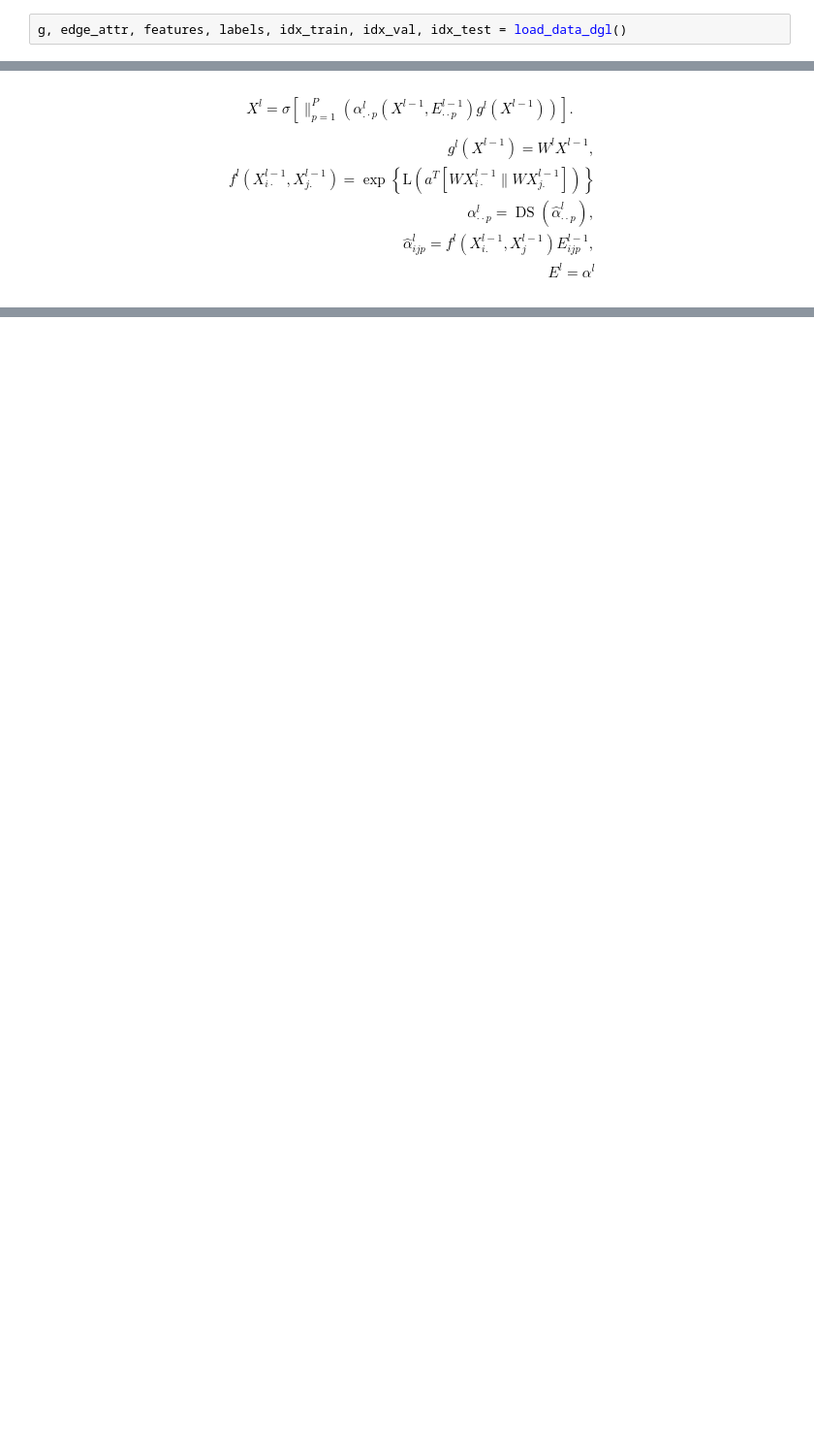
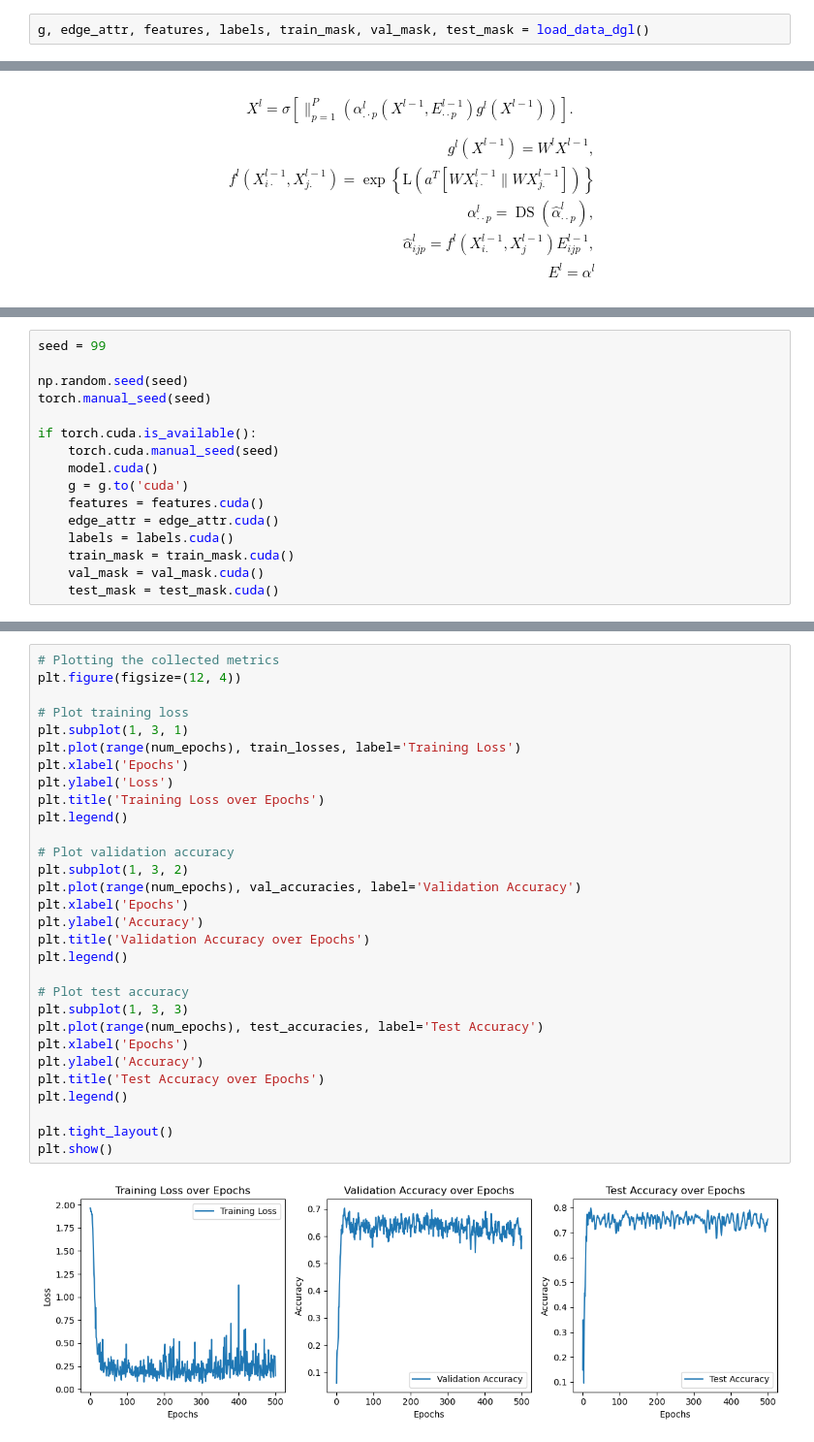
Before and after one commit to RanZhu1989/DGL_Tutorials, a Jupyter notebook: edge_gnns/EGNNA_dgl.ipynb, the cells around one changed output, grey strips where cells are left out. Shown at 97% size. Drawn from its saved outputs; the diff is of its cells as text; blank space fills up the shorter version.

```diff
--- a/edge_gnns/EGNNA_dgl.ipynb
+++ b/edge_gnns/EGNNA_dgl.ipynb
@@ -81,5 +73,5 @@ def normalize_features(mx):
 # %%
-g, edge_attr, features, labels, idx_train, idx_val, idx_test = load_data_dgl()
+g, edge_attr, features, labels, train_mask, val_mask, test_mask = load_data_dgl()
 # %% [output]
 Loading Cora dataset...
   NumNodes: 2708
@@ -263,0 +241,16 @@ class MultiHead_EGNNA_Classifier(nn.Module):
+# %%
+seed = 99
+
+np.random.seed(seed)
+torch.manual_seed(seed)
+
+if torch.cuda.is_available():
+    torch.cuda.manual_seed(seed)
+    model.cuda()
+    g = g.to('cuda')
+    features = features.cuda()
+    edge_attr = edge_attr.cuda()
+    labels = labels.cuda()
+    train_mask = train_mask.cuda()
+    val_mask = val_mask.cuda()
+    test_mask = test_mask.cuda()
@@ -263,0 +317,32 @@ class MultiHead_EGNNA_Classifier(nn.Module):
+# %%
+# Plotting the collected metrics
+plt.figure(figsize=(12, 4))
+
+# Plot training loss
+plt.subplot(1, 3, 1)
+plt.plot(range(num_epochs), train_losses, label='Training Loss')
+plt.xlabel('Epochs')
+plt.ylabel('Loss')
+plt.title('Training Loss over Epochs')
+plt.legend()
+
+# Plot validation accuracy
+plt.subplot(1, 3, 2)
+plt.plot(range(num_epochs), val_accuracies, label='Validation Accuracy')
+plt.xlabel('Epochs')
+plt.ylabel('Accuracy')
+plt.title('Validation Accuracy over Epochs')
+plt.legend()
+
+# Plot test accuracy
+plt.subplot(1, 3, 3)
+plt.plot(range(num_epochs), test_accuracies, label='Test Accuracy')
+plt.xlabel('Epochs')
+plt.ylabel('Accuracy')
+plt.title('Test Accuracy over Epochs')
+plt.legend()
+
+plt.tight_layout()
+plt.show()
+# %% [output]
+[figure, added]
```
Also changed, not shown: parts of 7 cells of this notebook, 1 other file.
